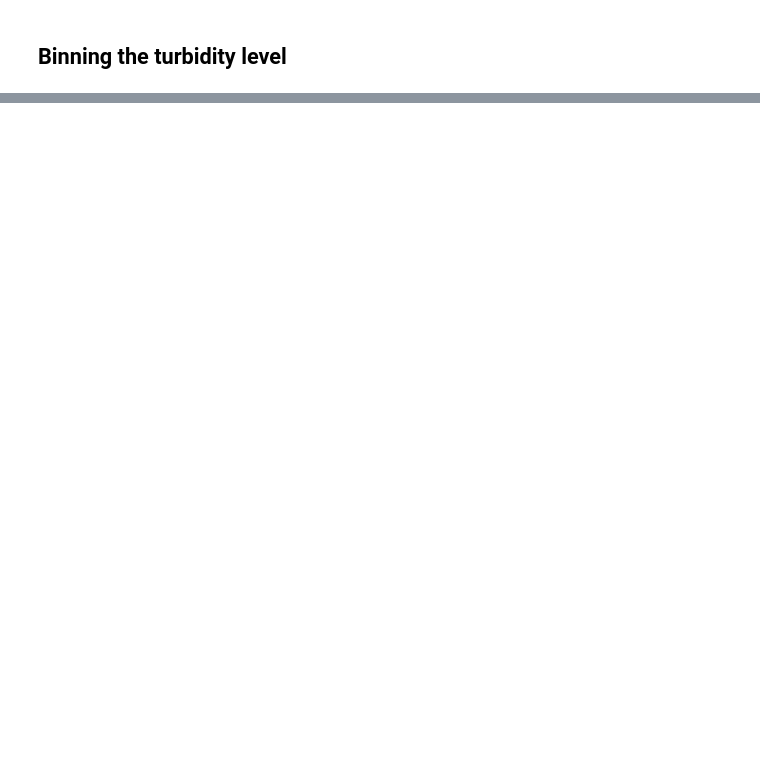
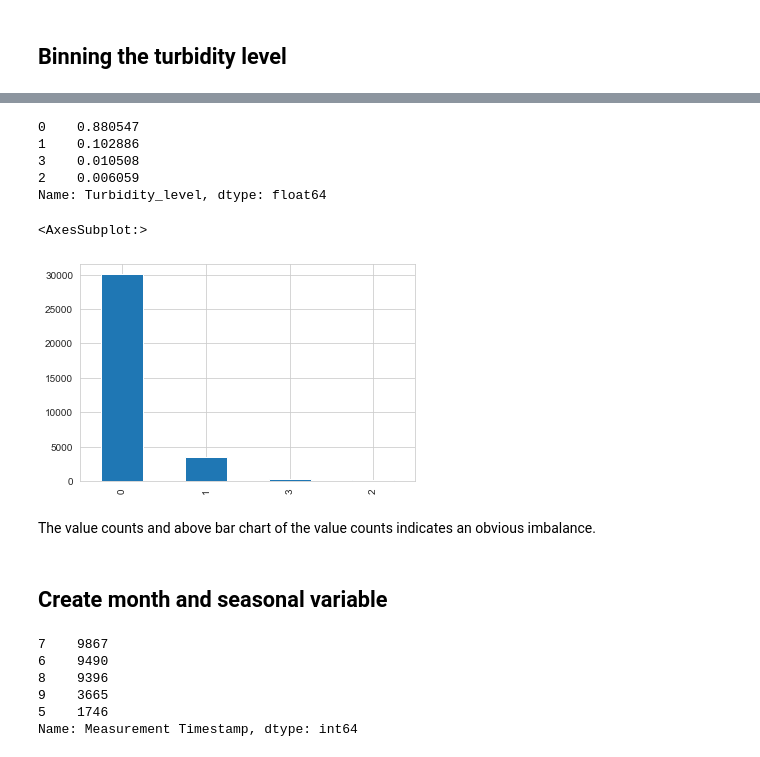
Before and after one commit to timiadejumo/BEACH-WATER-QUALITY-, a Jupyter notebook: Capstone_Initial_EDA_NB.ipynb, the cells around one changed output, grey strips where cells are left out. Saved outputs shown, nothing was run; the diff lists cells and outputs as text; code cells hidden in the pictures; blank space fills up the shorter version.

```diff
--- a/Capstone_Initial_EDA_NB.ipynb
+++ b/Capstone_Initial_EDA_NB.ipynb
@@ -83,5 +142,6 @@ df
 # %%
+time_list = ['Measurement Timestamp', 'Measurement Timestamp Label']
 df['Measurement Timestamp'] = pd.to_datetime(df['Measurement Timestamp'])
-df.set_index('Measurement Timestamp')
+# df.set_index('Measurement Timestamp')
 # %%
 df.Turbidity.max()
@@ -105,2 +195,17 @@ df.isna().any()
 # %%
-df.Turbidity_level.value_counts()
+df.Turbidity_level.value_counts(normalize=True)
+# %% [output]
+0    0.880547
+1    0.102886
+3    0.010508
+2    0.006059
+Name: Turbidity_level, dtype: float64
+# %%
+df.Turbidity_level.value_counts().plot.bar()
+# %% [output]
+<AxesSubplot:>
+[figure, added]
+# %% [markdown]
+The value counts and above bar chart of the value counts indicates an obvious imbalance.
+# %% [markdown]
+## Create month and seasonal variable
@@ -106,0 +215,9 @@ df.Turbidity_level.value_counts()
+# %%
+df['Measurement Timestamp'].dt.month.value_counts()
+# %% [output]
+7    9867
+6    9490
+8    9396
+9    3665
+5    1746
+Name: Measurement Timestamp, dtype: int64
```
Also changed, not shown: parts of 29 cells of this notebook, 1 other file.
